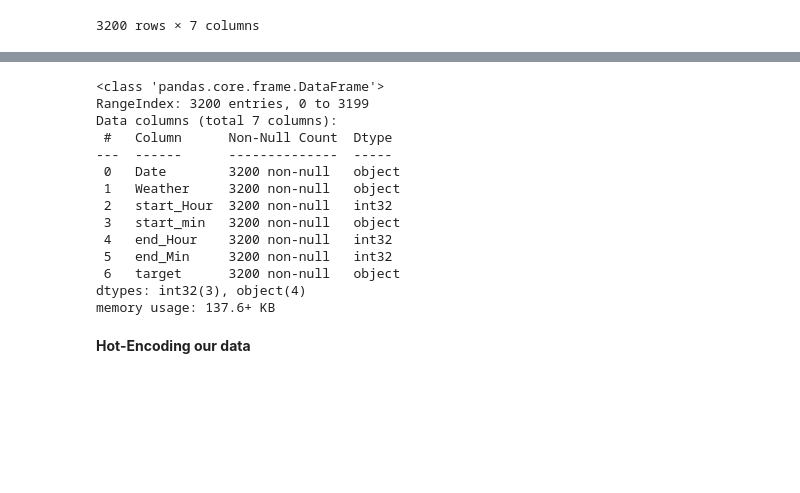
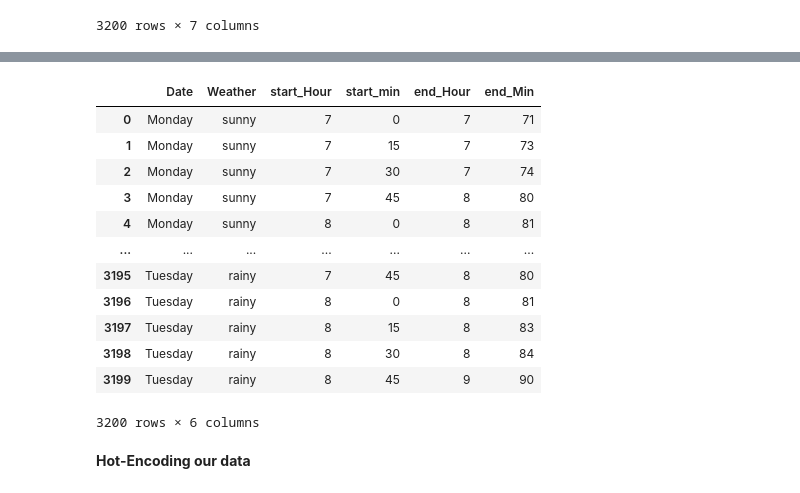
Before and after one commit to Belal-AI/Parking-recommendation-system-Autonomous-Vehicle-Movapkg-, a Jupyter notebook: ML_model_Recommender.ipynb, the cells around one changed output, grey strips where cells are left out. Saved outputs shown, nothing was run; the diff lists cells and outputs as text; code cells hidden in the pictures; blank space fills up the shorter version.

```diff
--- a/ML_model_Recommender.ipynb
+++ b/ML_model_Recommender.ipynb
@@ -269,22 +301,21 @@ data['end_Min']=np.int32(data['end_Min'])
 data=data.iloc[:,:-1]
 target=data.iloc[:,-1]
 # %%
-data.info()
+data
 # %% [output]
+|  | Date | Weather | start_Hour | start_min | end_Hour | end_Min |
+| 0 | Monday | sunny | 7 | 0 | 7 | 71 |
+| 1 | Monday | sunny | 7 | 15 | 7 | 73 |
+| 2 | Monday | sunny | 7 | 30 | 7 | 74 |
+| 3 | Monday | sunny | 7 | 45 | 8 | 80 |
+| 4 | Monday | sunny | 8 | 0 | 8 | 81 |
+| ... | ... | ... | ... | ... | ... | ... |
+| 3195 | Tuesday | rainy | 7 | 45 | 8 | 80 |
+| 3196 | Tuesday | rainy | 8 | 0 | 8 | 81 |
+| 3197 | Tuesday | rainy | 8 | 15 | 8 | 83 |
+| 3198 | Tuesday | rainy | 8 | 30 | 8 | 84 |
+| 3199 | Tuesday | rainy | 8 | 45 | 9 | 90 |
-<class 'pandas.core.frame.DataFrame'>
-RangeIndex: 3200 entries, 0 to 3199
-Data columns (total 7 columns):
- #   Column      Non-Null Count  Dtype
----  ------      --------------  -----
- 0   Date        3200 non-null   object
- 1   Weather     3200 non-null   object
- 2   start_Hour  3200 non-null   int32
- 3   start_min   3200 non-null   object
- 4   end_Hour    3200 non-null   int32
- 5   end_Min     3200 non-null   int32
- 6   target      3200 non-null   object
-dtypes: int32(3), object(4)
-memory usage: 137.6+ KB
+3200 rows × 6 columns
 # %% [markdown]
 **Hot-Encoding our data**
 # %%
```
Also changed, not shown: parts of 20 cells of this notebook.
